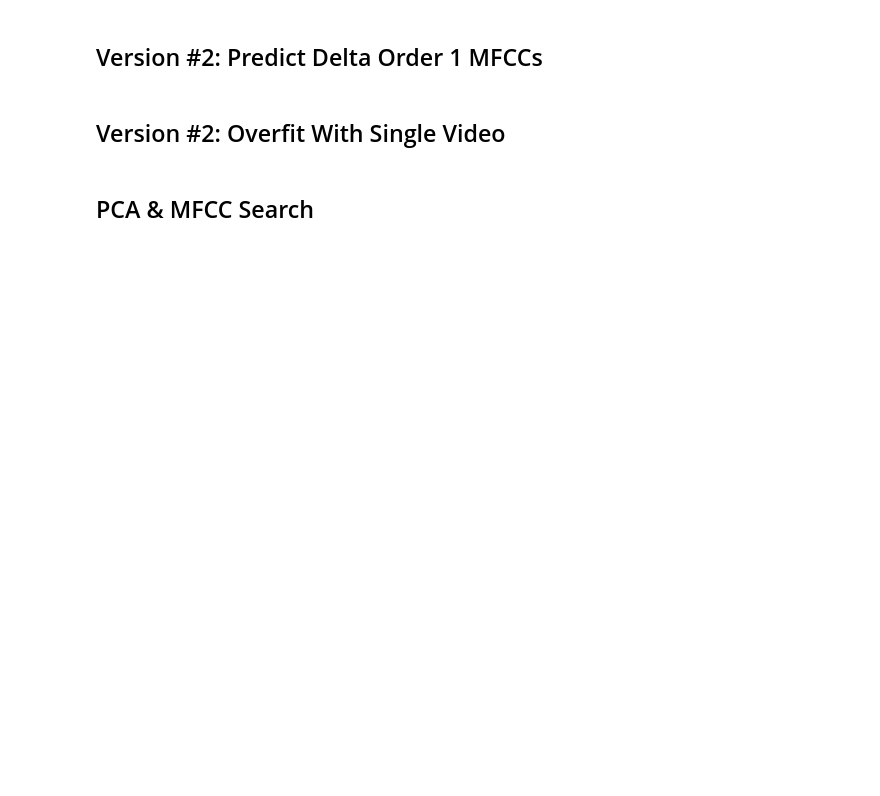
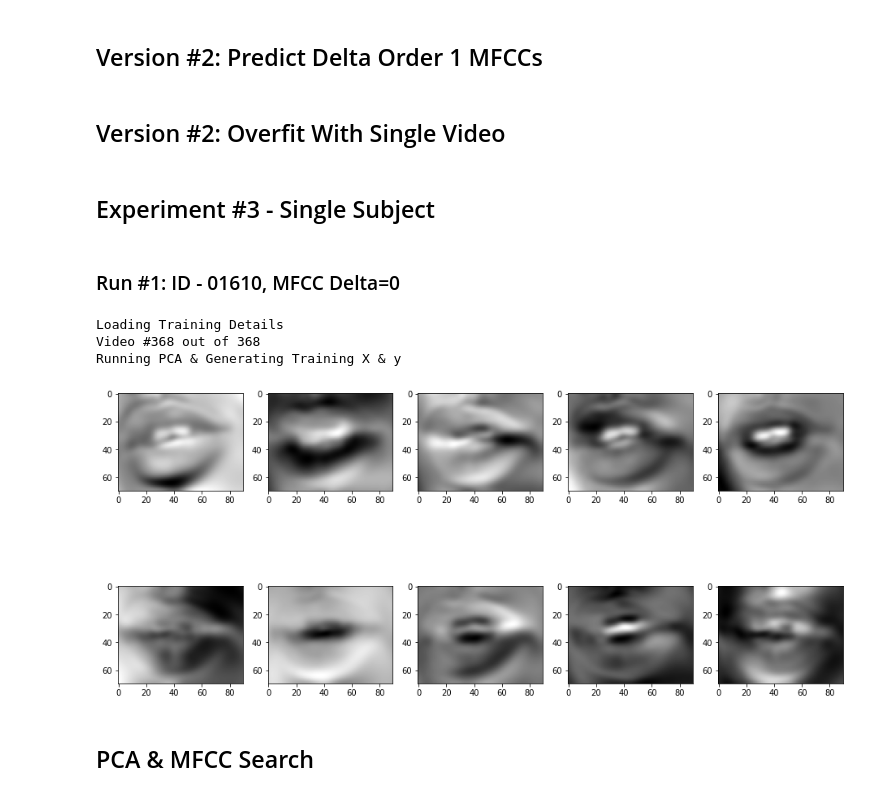
Before and after one commit to romitbarua/MultiModalDeepFake, a Jupyter notebook: TestingNotebooks/PCAvsMFCC.ipynb, the cells around one changed output. Drawn from its saved outputs; the diff is of its cells as text; code cells hidden in the pictures; blank space fills up the shorter version.

Commit message:
Added single subject training,

```diff
--- a/TestingNotebooks/PCAvsMFCC.ipynb
+++ b/TestingNotebooks/PCAvsMFCC.ipynb
@@ -185,7 +240,7 @@ def run_pca(data, num_components, fit, data_mean=None, pca=None, debug_mode=Fals
     data_mean = np.mean(data, axis=0)
     data_centered = data - data_mean
 
-    pca = PCA()
+    pca = PCA(n_components=num_components)
     pca_data = pca.fit_transform(data_centered)
 
   else:
@@ -498,6 +711,59 @@ sns.histplot(test_fake_error, label='Fake', color='blue')
 sns.histplot(test_real_error, label='Real', color='red')
 plt.legend()
 plt.show()
+# %% [markdown]
+## Experiment #3 - Single Subject
+# %% [markdown]
+### Run #1: ID - 01610, MFCC Delta=0
+# %%
+#assign run level assumptions
+mfcc_delta_order = 0
+id = 'id01610'
+# %%
+#load the metadata
+subject_real_metadata = np.array(pd.read_csv(f'/content/drive/MyDrive/DeepFakeDetection/data/FakeAVCeleb_v1.2/training_metadata/{id}_real.csv').columns)
+subject_fake_metadata = pd.read_csv(f'/content/drive/MyDrive/DeepFakeDetection/data/FakeAVCeleb_v1.2/training_metadata/{id}_fake.csv').columns
+subject_fake_metadata = np.array([link for link in subject_fake_metadata if 'RealVideo-RealAudio' not in link]) #remove the real video in the fake metadata
+
+#generate the training & testing ids
+testing_ids_fake = subject_fake_metadata
+testing_ids_real = np.random.choice(subject_real_metadata, testing_ids_fake.shape[0], replace=False)
+training_ids = subject_real_metadata[np.isin(subject_real_metadata, testing_ids_real, invert=True)]
+
+#get the training details
+print('\nLoading Training Details')
+training_details = load_single_subject_mfcc_lip_data(training_ids, delta_order=mfcc_delta_order, debug_mode=False)
+
+#run PCA & generate X & Y
+print('\nRunning PCA & Generating Training X & y')
+X_train, y_train, lips_data_mean, pca, train_lips_data = generate_mfcc_pca_lips_X_y_data(training_details, True, num_components=num_pca_components, debug_mode=False)
+
+#fit training models
+print('\nFitting Models')
+models = train_models(X_train, y_train, 'LinearRegression')
+
+#get testing details (1 real video, 1 fake video)
+print('\nLoading Real Testing Details')
+real_testing_details = load_single_subject_mfcc_lip_data(testing_ids_real, delta_order=mfcc_delta_order, debug_mode=False)
+print('\nLoading Fake Testing Details')
+fake_testing_details = load_single_subject_mfcc_lip_data(testing_ids_fake, delta_order=mfcc_delta_order, debug_mode=False)
+
+# evaluate testing
+print('\nEvaluating Testing Details')
+real_video_error, fake_video_error = eval_test_data(real_testing_details, fake_testing_details, models, lips_data_mean, pca, num_components=num_pca_components, debug_mode=False)
+
+sns.kdeplot(fake_video_error, label='Fake', color='blue')
+sns.kdeplot(real_video_error, label='Real', color='red')
+plt.legend()
+plt.show()
+# %% [output]
+Loading Training Details
+Video #368 out of 368
+Running PCA & Generating Training X & y
+# %%
+display_eigenfaces(pca, 10)
+# %% [output]
+[figure, added]
 # %% [markdown]
 ## PCA & MFCC Search
 # %%
```
Also changed, not shown: parts of 36 cells of this notebook.
